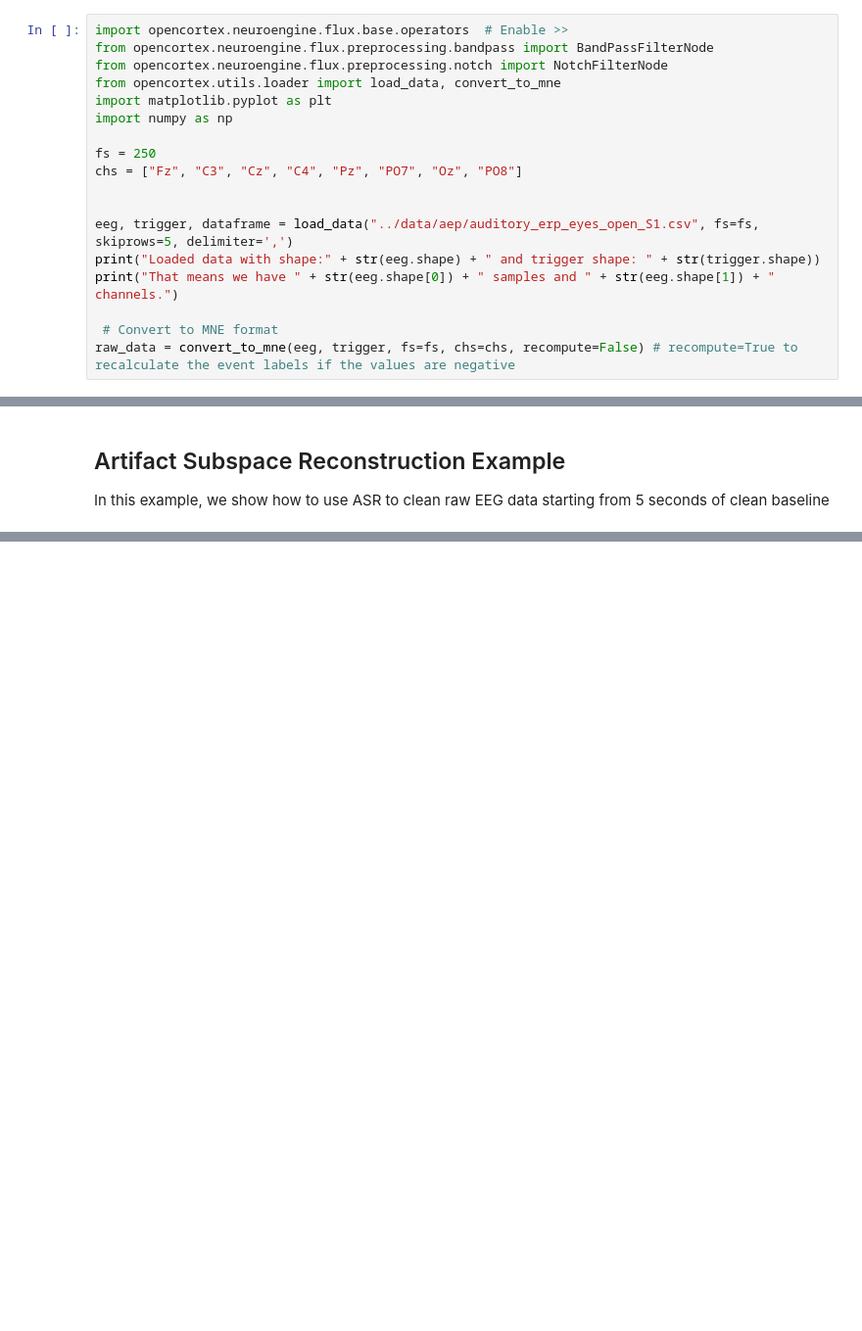
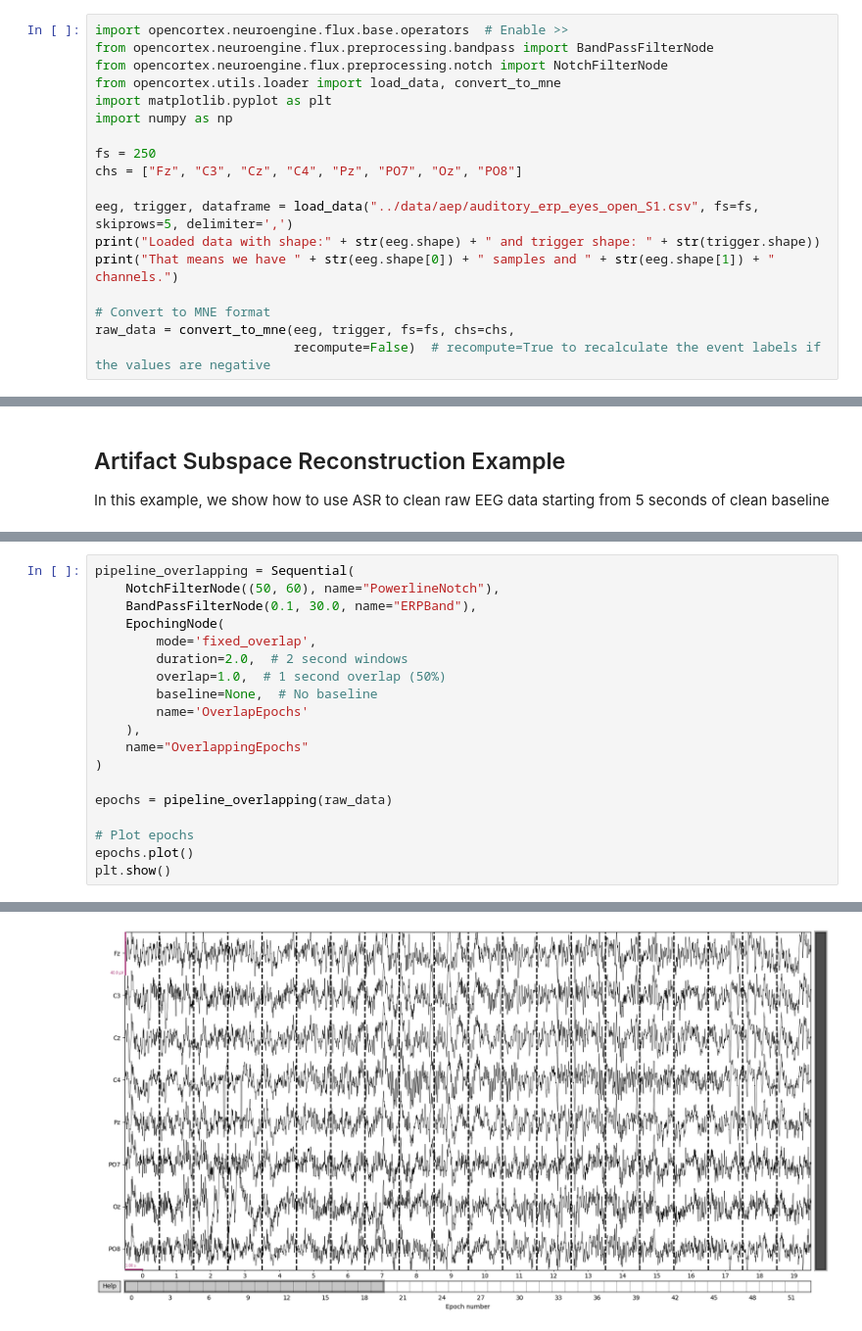
Before and after one commit to sojoudjebril/OpenCortexBCI, a Jupyter notebook: notebooks/ProcessingExamples.ipynb, the cells around one changed output, grey strips where cells are left out. Shown at 98% size. Drawn from its saved outputs; the diff is of its cells as text; blank space fills up the shorter version.

```diff
--- a/notebooks/ProcessingExamples.ipynb
+++ b/notebooks/ProcessingExamples.ipynb
@@ -13,13 +13,13 @@ import numpy as np
 fs = 250
 chs = ["Fz", "C3", "Cz", "C4", "Pz", "PO7", "Oz", "PO8"]
 
-
 eeg, trigger, dataframe = load_data("../data/aep/auditory_erp_eyes_open_S1.csv", fs=fs, skiprows=5, delimiter=',')
 print("Loaded data with shape:" + str(eeg.shape) + " and trigger shape: " + str(trigger.shape))
 print("That means we have " + str(eeg.shape[0]) + " samples and " + str(eeg.shape[1]) + " channels.")
 
- # Convert to MNE format
-raw_data = convert_to_mne(eeg, trigger, fs=fs, chs=chs, recompute=False) # recompute=True to recalculate the event labels if the values are negative
+# Convert to MNE format
+raw_data = convert_to_mne(eeg, trigger, fs=fs, chs=chs,
+                          recompute=False)  # recompute=True to recalculate the event labels if the values are negative
 # %% [output]
 Loaded data with shape:(13626, 8) and trigger shape: (13626,)
 That means we have 13626 samples and 8 channels.
@@ -352,0 +353,20 @@ Creating comparison plot...
+# %%
+pipeline_overlapping = Sequential(
+    NotchFilterNode((50, 60), name="PowerlineNotch"),
+    BandPassFilterNode(0.1, 30.0, name="ERPBand"),
+    EpochingNode(
+        mode='fixed_overlap',
+        duration=2.0,  # 2 second windows
+        overlap=1.0,  # 1 second overlap (50%)
+        baseline=None,  # No baseline
+        name='OverlapEpochs'
+    ),
+    name="OverlappingEpochs"
+)
+
+epochs = pipeline_overlapping(raw_data)
+
+# Plot epochs
+epochs.plot()
+plt.show()
+# %% [output]
@@ -352,0 +391 @@ Creating comparison plot...
+[figure, added]
```
Also changed, not shown: parts of 5 cells of this notebook, 6 other files.
